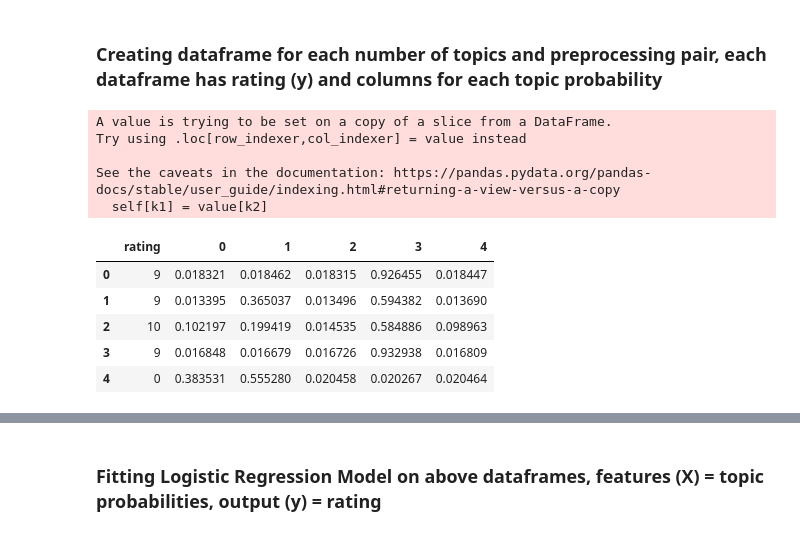
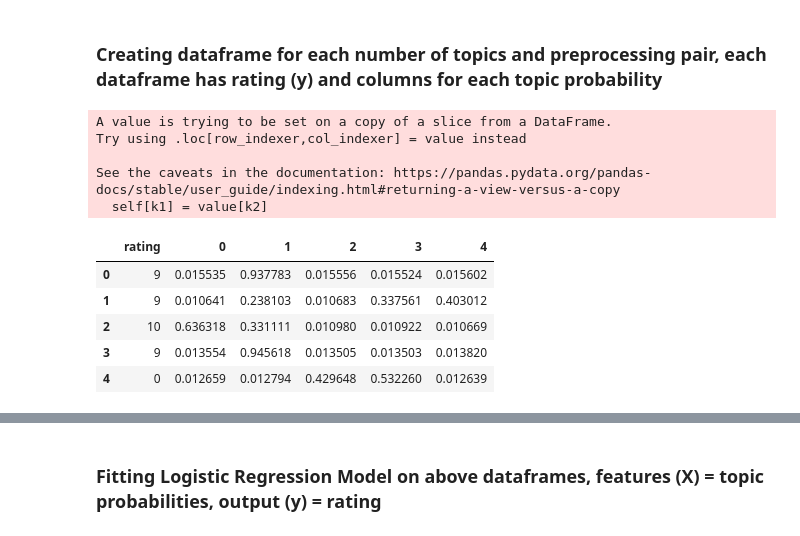
Before and after one commit to drishaan/room-rate, a Jupyter notebook: TopicAnalysis/LDA_topic_modeling.ipynb, the cells around one changed output, grey strips where cells are left out. Drawn from its saved outputs; the diff is of its cells as text; code cells hidden in the pictures.

Commit message:
forgot to add default scores

```diff
--- a/TopicAnalysis/LDA_topic_modeling.ipynb
+++ b/TopicAnalysis/LDA_topic_modeling.ipynb
@@ -236,5 +287,14 @@ lda_10_stemmed = LdaModel(bag_of_words_stemmed,
                     passes = 10)
 
 lda_10_stemmed.show_topics()
+
+# default
+lda_10_default = LdaModel(bag_of_words_default,
+                    num_topics = 10,
+                    id2word = token_dict_default,
+                    random_state = 1,
+                    passes = 10)
+
+lda_10_default.show_topics()
 # %% [output]
 [(0,
@@ -330,5 +390,24 @@ def extract_topic_probabilities_stemmed(tokens, num_topics):
 
     return probs
 
+def extract_topic_probabilities_default(tokens, num_topics):
+    bow = token_dict_default.doc2bow(tokens)
+    if num_topics == 10:
+        topic_probs = lda_10_default.get_document_topics(bow)
+    if num_topics == 5:
+        topic_probs = lda_5_default.get_document_topics(bow)
+
+    probs = []
+
+    probs_dict = dict(topic_probs)
+
+    for i in range (0, num_topics):
+        if i not in probs_dict:
+            probs.append(0)
+        else:
+            probs.append(probs_dict[i])
+
+    return probs
+
 extract_topic_probabilities_cleaned(processed, 10)
 # %% [output]
@@ -360,6 +439,9 @@ See the caveats in the documentation: https://pandas.pydata.org/pandas-docs/stab
 # %%
 preprocessed['lda_10_probs_stemmed'] = preprocessed['stemmed'].apply(lambda x : extract_topic_probabilities_stemmed(x, 10))
 preprocessed['lda_5_probs_stemmed'] = preprocessed['stemmed'].apply(lambda x : extract_topic_probabilities_stemmed(x, 5))
+# %%
+preprocessed['lda_10_probs_default'] = preprocessed['default'].apply(lambda x : extract_topic_probabilities_default(x, 10))
+preprocessed['lda_5_probs_default'] = preprocessed['default'].apply(lambda x : extract_topic_probabilities_default(x, 5))
 # %%
 preprocessed.head(5)
 # %% [output]
@@ -374,36 +456,48 @@ preprocessed.head(5)
 # %%
 # 10 TOPICS: CLEANED
 lda_features_df_10_cleaned = preprocessed[['rating', 'lda_10_probs_cleaned']]
 lda_features_df_10_cleaned[['0','1', '2', '3', '4', '5', '6', '7', '8', '9']] = pd.DataFrame(lda_features_df_10_cleaned.lda_10_probs_cleaned.tolist(), index=lda_features_df_10_cleaned.index)
 lda_features_df_10_cleaned = lda_features_df_10_cleaned[['rating', '0','1', '2', '3', '4', '5', '6', '7', '8', '9']]
 lda_features_df_10_cleaned
 
 # 10 TOPICS: STEMMED
 lda_features_df_10_stemmed = preprocessed[['rating', 'lda_10_probs_stemmed']]
 lda_features_df_10_stemmed[['0','1', '2', '3', '4', '5', '6', '7', '8', '9']] = pd.DataFrame(lda_features_df_10_stemmed.lda_10_probs_stemmed.tolist(), index=lda_features_df_10_stemmed.index)
 lda_features_df_10_stemmed = lda_features_df_10_stemmed[['rating', '0','1', '2', '3', '4', '5', '6', '7', '8', '9']]
 lda_features_df_10_stemmed
 
+# 10 TOPICS: DEFAULT
+lda_features_df_10_default = preprocessed[['rating', 'lda_10_probs_default']]
+lda_features_df_10_default[['0','1', '2', '3', '4', '5', '6', '7', '8', '9']] = pd.DataFrame(lda_features_df_10_default.lda_10_probs_default.tolist(), index=lda_features_df_10_default.index)
+lda_features_df_10_default = lda_features_df_10_default[['rating', '0','1', '2', '3', '4', '5', '6', '7', '8', '9']]
+lda_features_df_10_default
+
 # 5 TOPICS: CLEANED
 lda_features_df_5_cleaned = preprocessed[['rating', 'lda_5_probs_cleaned']]
 lda_features_df_5_cleaned[['0','1', '2', '3', '4']] = pd.DataFrame(lda_features_df_5_cleaned.lda_5_probs_cleaned.tolist(), index=lda_features_df_5_cleaned.index)
 lda_features_df_5_cleaned = lda_features_df_5_cleaned[['rating', '0','1', '2', '3', '4']]
 lda_features_df_5_cleaned
 
 # 5 TOPICS: STEMMED
 lda_features_df_5_stemmed = preprocessed[['rating', 'lda_5_probs_stemmed']]
 lda_features_df_5_stemmed[['0','1', '2', '3', '4']] = pd.DataFrame(lda_features_df_5_stemmed.lda_5_probs_stemmed.tolist(), index=lda_features_df_5_stemmed.index)
 lda_features_df_5_stemmed = lda_features_df_5_stemmed[['rating', '0','1', '2', '3', '4']]
-lda_features_df_5_stemmed.head(5)
+lda_features_df_5_stemmed
+
+# 5 TOPICS: DEFAULT
+lda_features_df_5_default = preprocessed[['rating', 'lda_5_probs_default']]
+lda_features_df_5_default[['0','1', '2', '3', '4']] = pd.DataFrame(lda_features_df_5_default.lda_5_probs_default.tolist(), index=lda_features_df_5_default.index)
+lda_features_df_5_default = lda_features_df_5_default[['rating', '0','1', '2', '3', '4']]
+lda_features_df_5_default.head(5)
 # %% [output]
 A value is trying to be set on a copy of a slice from a DataFrame.
 Try using .loc[row_indexer,col_indexer] = value instead
 
 See the caveats in the documentation: https://pandas.pydata.org/pandas-docs/stable/user_guide/indexing.html#returning-a-view-versus-a-copy
   self[k1] = value[k2]
 |  | rating | 0 | 1 | 2 | 3 | 4 |
-| 0 | 9 | 0.018321 | 0.018462 | 0.018315 | 0.926455 | 0.018447 |
-| 1 | 9 | 0.013395 | 0.365037 | 0.013496 | 0.594382 | 0.013690 |
-| 2 | 10 | 0.102197 | 0.199419 | 0.014535 | 0.584886 | 0.098963 |
-| 3 | 9 | 0.016848 | 0.016679 | 0.016726 | 0.932938 | 0.016809 |
-| 4 | 0 | 0.383531 | 0.555280 | 0.020458 | 0.020267 | 0.020464 |
+| 0 | 9 | 0.015535 | 0.937783 | 0.015556 | 0.015524 | 0.015602 |
+| 1 | 9 | 0.010641 | 0.238103 | 0.010683 | 0.337561 | 0.403012 |
+| 2 | 10 | 0.636318 | 0.331111 | 0.010980 | 0.010922 | 0.010669 |
+| 3 | 9 | 0.013554 | 0.945618 | 0.013505 | 0.013503 | 0.013820 |
+| 4 | 0 | 0.012659 | 0.012794 | 0.429648 | 0.532260 | 0.012639 |
```
Also changed, not shown: parts of 19 cells of this notebook.
